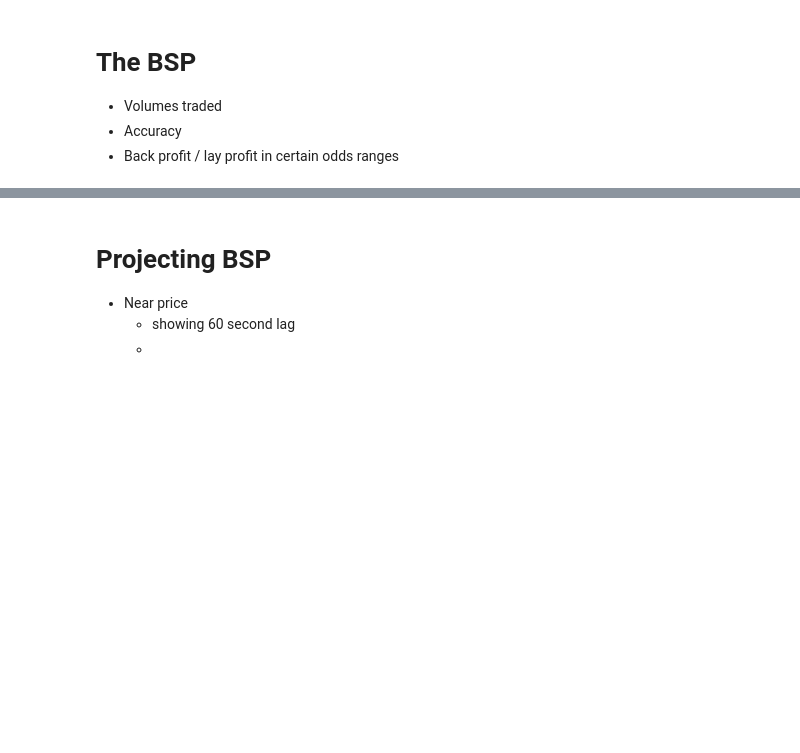
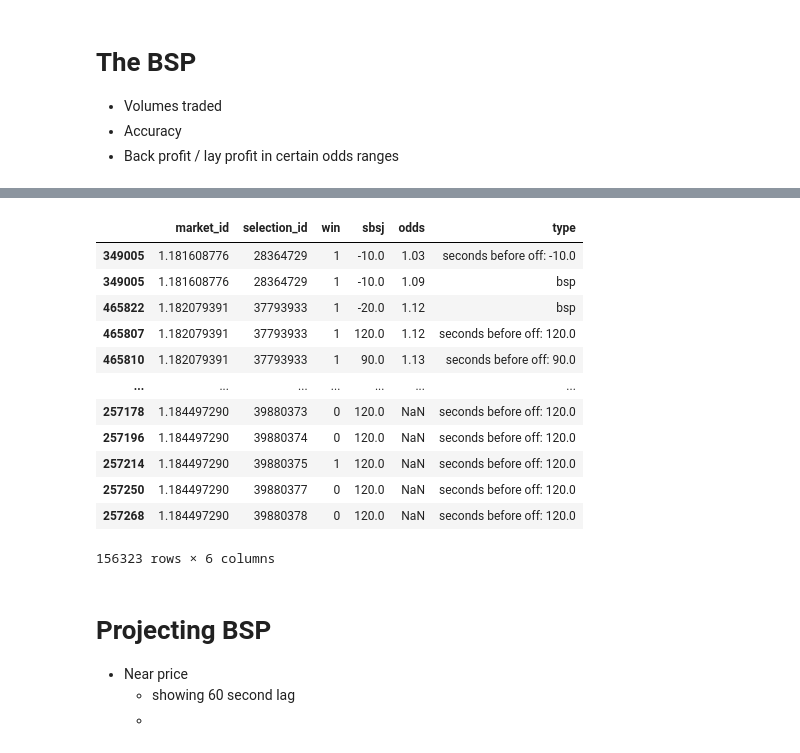
Before and after one commit to TMBish/bfStreamTutorials, a Jupyter notebook: 04-bsp/02-analysis/bsp-analysis.ipynb, the cells around one changed output, grey strips where cells are left out. Drawn from its saved outputs; the diff is of its cells as text; code cells hidden in the pictures; blank space fills up the shorter version.

```diff
--- a/04-bsp/02-analysis/bsp-analysis.ipynb
+++ b/04-bsp/02-analysis/bsp-analysis.ipynb
@@ -125,3 +197,19 @@ prices.head(3)
+# %%
+accuracyFrame.sort_values('odds')
+# %% [output]
+|  | market_id | selection_id | win | sbsj | odds | type |
+| 349005 | 1.181608776 | 28364729 | 1 | -10.0 | 1.03 | seconds before off: -10.0 |
+| 349005 | 1.181608776 | 28364729 | 1 | -10.0 | 1.09 | bsp |
+| 465822 | 1.182079391 | 37793933 | 1 | -20.0 | 1.12 | bsp |
+| 465807 | 1.182079391 | 37793933 | 1 | 120.0 | 1.12 | seconds before off: 120.0 |
+| 465810 | 1.182079391 | 37793933 | 1 | 90.0 | 1.13 | seconds before off: 90.0 |
+| ... | ... | ... | ... | ... | ... | ... |
+| 257178 | 1.184497290 | 39880373 | 0 | 120.0 | NaN | seconds before off: 120.0 |
+| 257196 | 1.184497290 | 39880374 | 0 | 120.0 | NaN | seconds before off: 120.0 |
+| 257214 | 1.184497290 | 39880375 | 1 | 120.0 | NaN | seconds before off: 120.0 |
+| 257250 | 1.184497290 | 39880377 | 0 | 120.0 | NaN | seconds before off: 120.0 |
+| 257268 | 1.184497290 | 39880378 | 0 | 120.0 | NaN | seconds before off: 120.0 |
+156323 rows × 6 columns
 # %% [markdown]
 # Projecting BSP
 
```
Also changed, not shown: parts of 11 cells of this notebook, 1 other file.
